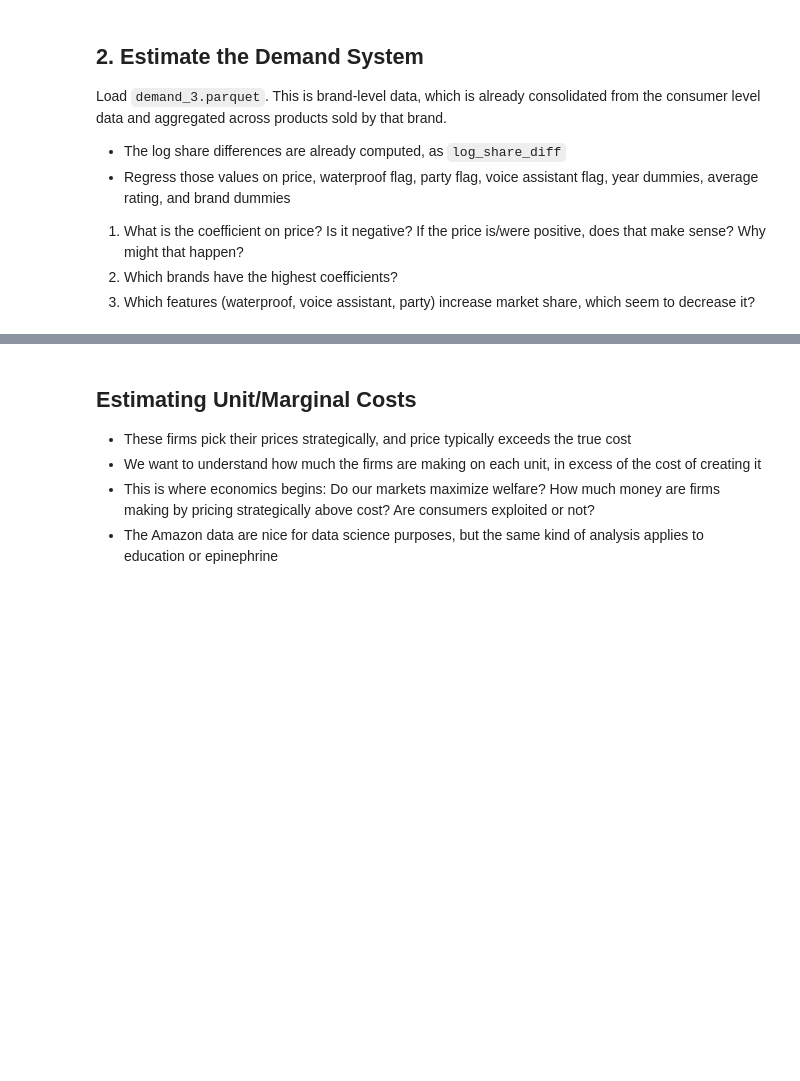
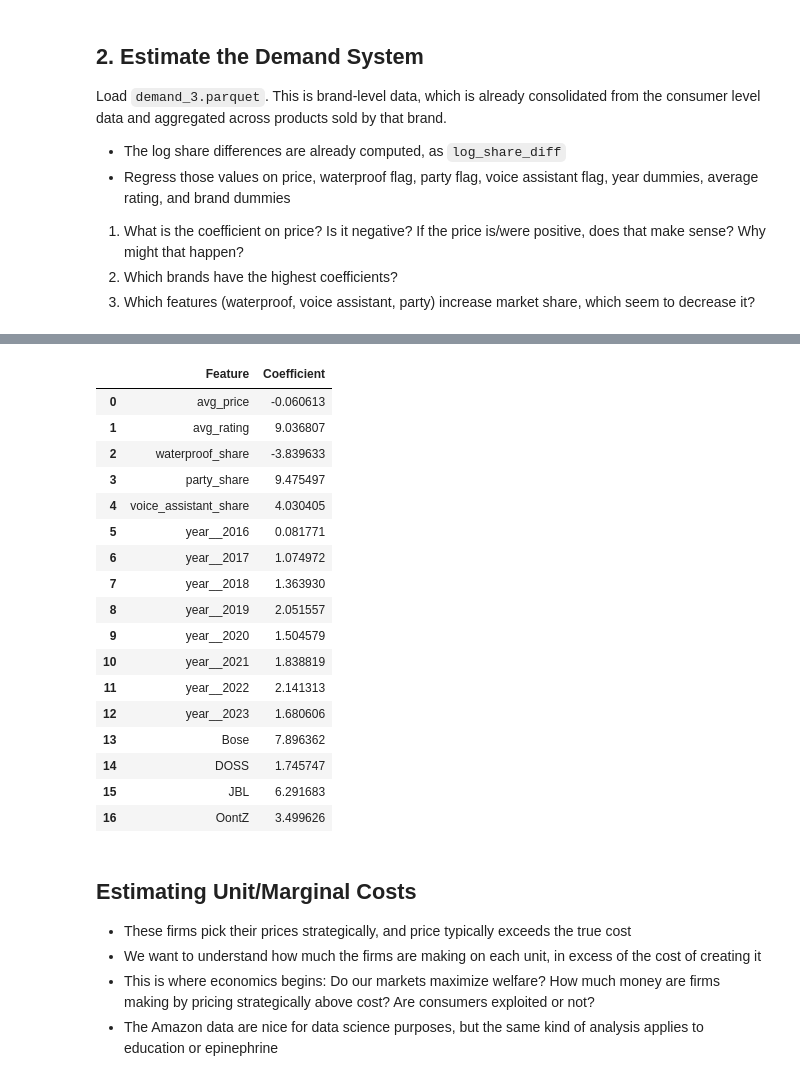
Before and after one commit to natchan19/undergrad_ml_assignments, a Jupyter notebook: lab_demand_estimation.ipynb, the cells around one changed output, grey strips where cells are left out. Cells and saved outputs as stored; diff of their text form; code cells hidden in the pictures; blank space fills up the shorter version.

```diff
--- a/lab_demand_estimation.ipynb
+++ b/lab_demand_estimation.ipynb
@@ -120,3 +130,36 @@ Load `demand_3.parquet`. This is brand-level data, which is already consolidated
+# %%
+from sklearn.linear_model import LinearRegression
+
+model = LinearRegression()
+y = df3['log_share_diff']
+year_dummies = pd.get_dummies(df3['year'], prefix='year_', drop_first=True, dtype=int)
+brand_dummies = pd.get_dummies(df3['choice'], drop_first=True, dtype=int)
+x_concat = pd.concat([df3[['avg_price', 'avg_rating','waterproof_share', 'party_share', 'voice_assistant_share']],
+                      year_dummies, brand_dummies], axis=1)
+X = x_concat
+
+model.fit(X, y)
+pd.DataFrame({'Feature': model.feature_names_in_,
+              'Coefficient': model.coef_})
+# %% [output]
+|  | Feature | Coefficient |
+| 0 | avg_price | -0.060613 |
+| 1 | avg_rating | 9.036807 |
+| 2 | waterproof_share | -3.839633 |
+| 3 | party_share | 9.475497 |
+| 4 | voice_assistant_share | 4.030405 |
+| 5 | year__2016 | 0.081771 |
+| 6 | year__2017 | 1.074972 |
+| 7 | year__2018 | 1.363930 |
+| 8 | year__2019 | 2.051557 |
+| 9 | year__2020 | 1.504579 |
+| 10 | year__2021 | 1.838819 |
+| 11 | year__2022 | 2.141313 |
+| 12 | year__2023 | 1.680606 |
+| 13 | Bose | 7.896362 |
+| 14 | DOSS | 1.745747 |
+| 15 | JBL | 6.291683 |
+| 16 | OontZ | 3.499626 |
 # %% [markdown]
 ## Estimating Unit/Marginal Costs
 - These firms pick their prices strategically, and price typically exceeds the true cost
```
Also changed, not shown: parts of 6 cells of this notebook.
